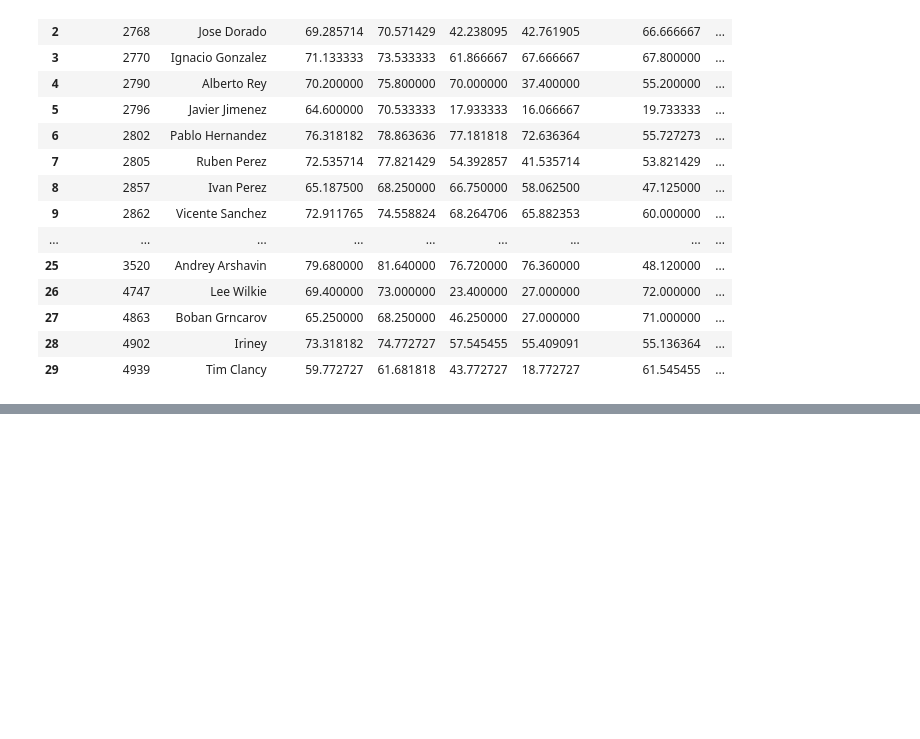
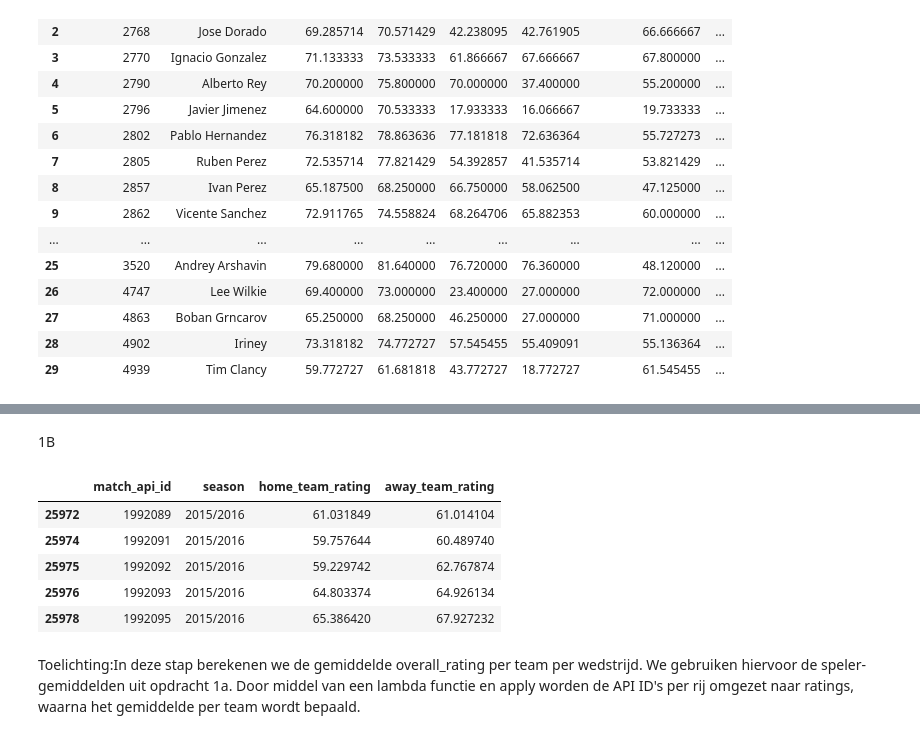
Before and after one commit to ShaliniBekaroe/Datalab_semester2_Groep1, a Jupyter notebook: notebook/data_mining.ipynb, the cells around one changed output, grey strips where cells are left out. Saved outputs shown, nothing was run; the diff lists cells and outputs as text; code cells hidden in the pictures; blank space fills up the shorter version.

```diff
--- a/notebook/data_mining.ipynb
+++ b/notebook/data_mining.ipynb
@@ -206,0 +260,41 @@ display(df_match_with_ratings[display_cols].head(10))
+# %% [markdown]
+1B
+# %%
+def get_cleaned_matches_with_ratings(df_matches, df_player_stats):
+    """
+    Filtert matches op bruikbare data en voegt team ratings toe.
+    """
+    # 1. Selecteer een recent seizoen met goede data
+    df_recent = df_matches[df_matches['season'] == '2015/2016'].copy()
+
+    # 2. Verwijder rijen waar de eerste speler ontbreekt
+    df_recent = df_recent.dropna(subset=['home_player_1', 'away_player_1'])
+
+    # 3. De mapping toepassen (zoals eerder)
+    rating_map = dict(zip(df_player_stats['player_api_id'], df_player_stats['overall_rating']))
+
+    home_cols = [f'home_player_{i}' for i in range(1, 12)]
+    away_cols = [f'away_player_{i}' for i in range(1, 12)]
+
+    # Gebruik map per kolom voor maximale compatibiliteit
+    for col in home_cols + away_cols:
+        df_recent[f'{col}_rating'] = df_recent[col].map(rating_map)
+
+    # Bereken teamgemiddelde per wedstrijd
+    df_recent['home_team_rating'] = df_recent[[f'{c}_rating' for c in home_cols]].mean(axis=1)
+    df_recent['away_team_rating'] = df_recent[[f'{c}_rating' for c in away_cols]].mean(axis=1)
+
+    return df_recent
+
+df_analysis = get_cleaned_matches_with_ratings(df_match, df_avg_players)
+
+display(df_analysis[['match_api_id', 'season', 'home_team_rating', 'away_team_rating']].tail())
+# %% [output]
+|  | match_api_id | season | home_team_rating | away_team_rating |
+| 25972 | 1992089 | 2015/2016 | 61.031849 | 61.014104 |
+| 25974 | 1992091 | 2015/2016 | 59.757644 | 60.489740 |
+| 25975 | 1992092 | 2015/2016 | 59.229742 | 62.767874 |
+| 25976 | 1992093 | 2015/2016 | 64.803374 | 64.926134 |
+| 25978 | 1992095 | 2015/2016 | 65.386420 | 67.927232 |
+# %% [markdown]
+Toelichting:In deze stap berekenen we de gemiddelde overall_rating per team per wedstrijd. We gebruiken hiervoor de speler-gemiddelden uit opdracht 1a. Door middel van een lambda functie en apply worden de API ID's per rij omgezet naar ratings, waarna het gemiddelde per team wordt bepaald.
```
Also changed, not shown: parts of 4 cells of this notebook.
